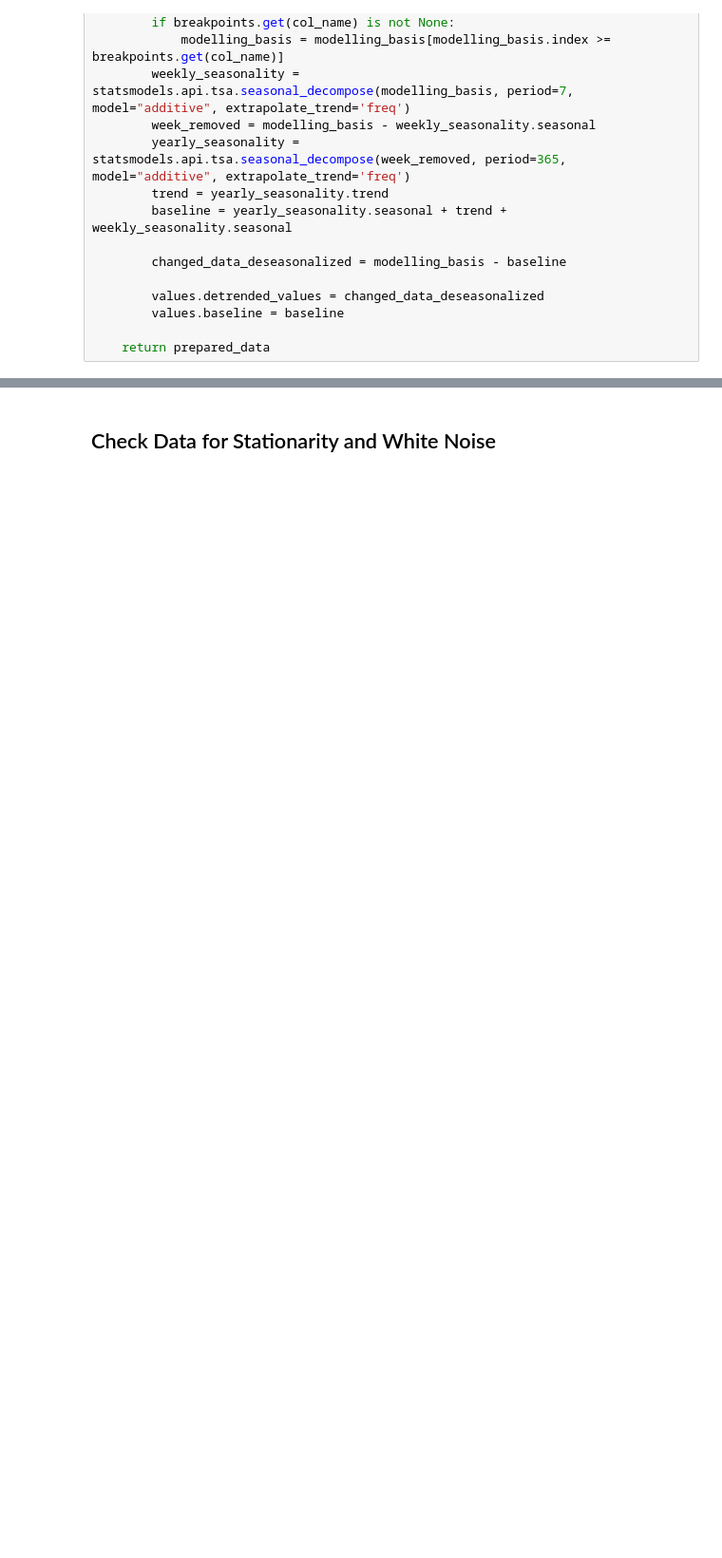
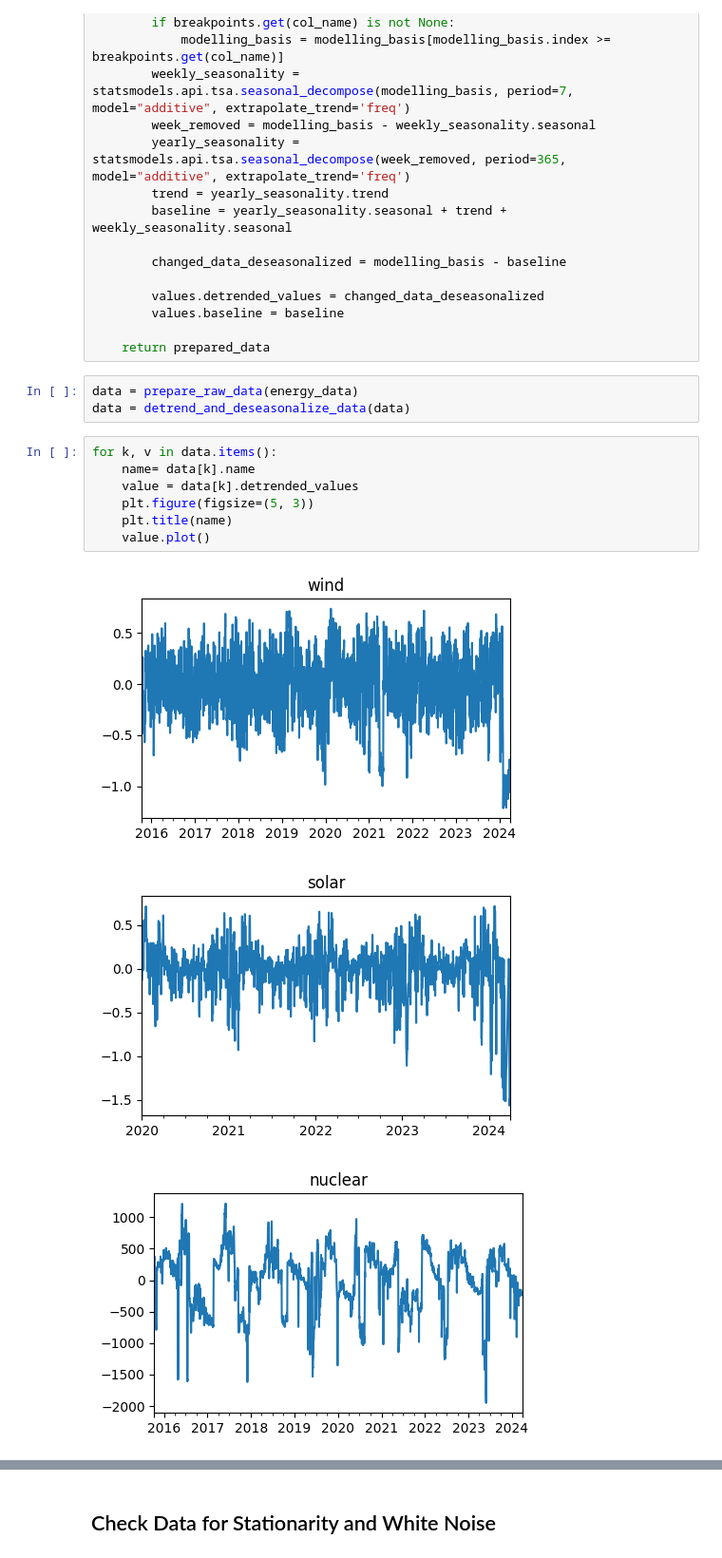
Before and after one commit to danielakomenda/MDM-PythonProject-MeinProjekt, a Jupyter notebook: Notebooks/model_create.ipynb, the cells around one changed output, grey strips where cells are left out. Shown at 95% size. Saved outputs shown, nothing was run; the diff lists cells and outputs as text; blank space fills up the shorter version.

```diff
--- a/Notebooks/model_create.ipynb
+++ b/Notebooks/model_create.ipynb
@@ -100,3 +110,17 @@ def detrend_and_deseasonalize_data(prepared_data: dict) -> dict:
         values.baseline = baseline
 
     return prepared_data
+# %%
+data = prepare_raw_data(energy_data)
+data = detrend_and_deseasonalize_data(data)
+# %%
+for k, v in data.items():
+    name= data[k].name
+    value = data[k].detrended_values
+    plt.figure(figsize=(5, 3))
+    plt.title(name)
+    value.plot()
+# %% [output]
+[figure, added]
+[figure, added]
+[figure, added]
```
Also changed, not shown: parts of 2 cells of this notebook, 12 other files.
